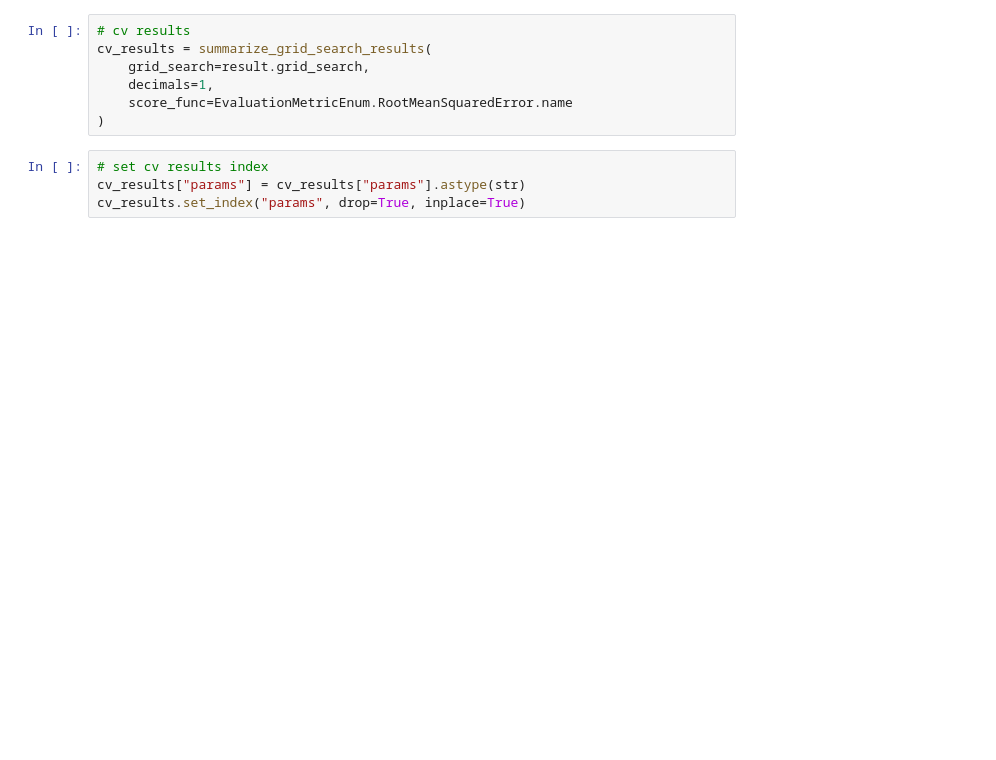
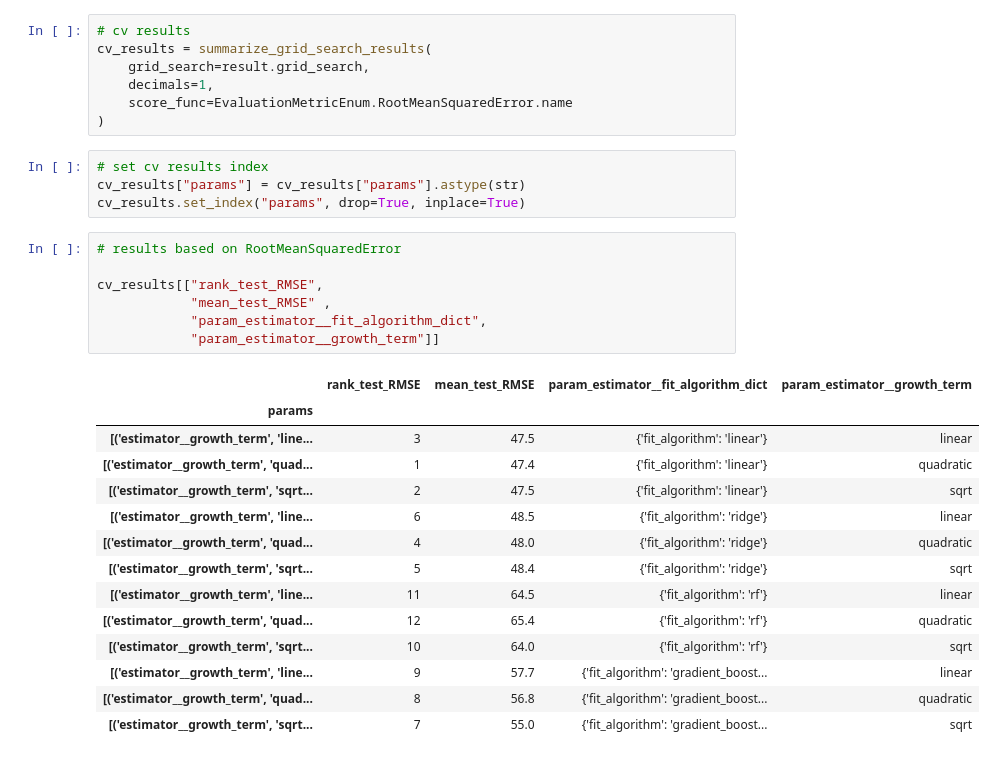
Before and after one commit to mrcruz117/linkedin-silverkite-forecast-templates, a Jupyter notebook: LinkedIn_Silverkite_Parameter_Tuning_Template.ipynb, the cells around one changed output. Drawn from its saved outputs; the diff is of its cells as text; blank space fills up the shorter version.

Commit message:
param tuning complete

```diff
--- a/LinkedIn_Silverkite_Parameter_Tuning_Template.ipynb
+++ b/LinkedIn_Silverkite_Parameter_Tuning_Template.ipynb
@@ -242,3 +243,25 @@ cv_results = summarize_grid_search_results(
 # set cv results index
 cv_results["params"] = cv_results["params"].astype(str)
 cv_results.set_index("params", drop=True, inplace=True)
+# %%
+# results based on RootMeanSquaredError
+
+cv_results[["rank_test_RMSE",
+            "mean_test_RMSE" ,
+            "param_estimator__fit_algorithm_dict",
+            "param_estimator__growth_term"]]
+# %% [output]
+|  | rank_test_RMSE | mean_test_RMSE | param_estimator__fit_algorithm_dict | param_estimator__growth_term |
+| params |  |  |  |  |
+| [('estimator__growth_term', 'line... | 3 | 47.5 | {'fit_algorithm': 'linear'} | linear |
+| [('estimator__growth_term', 'quad... | 1 | 47.4 | {'fit_algorithm': 'linear'} | quadratic |
+| [('estimator__growth_term', 'sqrt... | 2 | 47.5 | {'fit_algorithm': 'linear'} | sqrt |
+| [('estimator__growth_term', 'line... | 6 | 48.5 | {'fit_algorithm': 'ridge'} | linear |
+| [('estimator__growth_term', 'quad... | 4 | 48.0 | {'fit_algorithm': 'ridge'} | quadratic |
+| [('estimator__growth_term', 'sqrt... | 5 | 48.4 | {'fit_algorithm': 'ridge'} | sqrt |
+| [('estimator__growth_term', 'line... | 11 | 64.5 | {'fit_algorithm': 'rf'} | linear |
+| [('estimator__growth_term', 'quad... | 12 | 65.4 | {'fit_algorithm': 'rf'} | quadratic |
+| [('estimator__growth_term', 'sqrt... | 10 | 64.0 | {'fit_algorithm': 'rf'} | sqrt |
+| [('estimator__growth_term', 'line... | 9 | 57.7 | {'fit_algorithm': 'gradient_boost... | linear |
+| [('estimator__growth_term', 'quad... | 8 | 56.8 | {'fit_algorithm': 'gradient_boost... | quadratic |
+| [('estimator__growth_term', 'sqrt... | 7 | 55.0 | {'fit_algorithm': 'gradient_boost... | sqrt |
```
Also changed, not shown: parts of 3 cells of this notebook.
